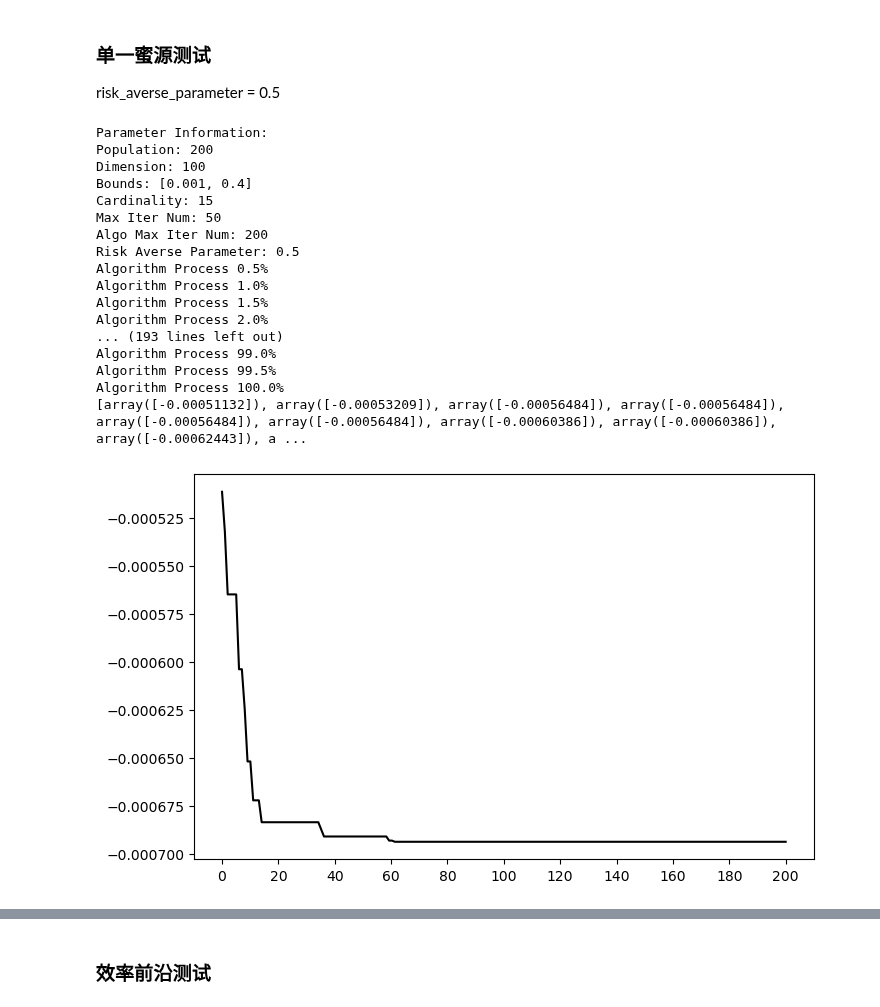
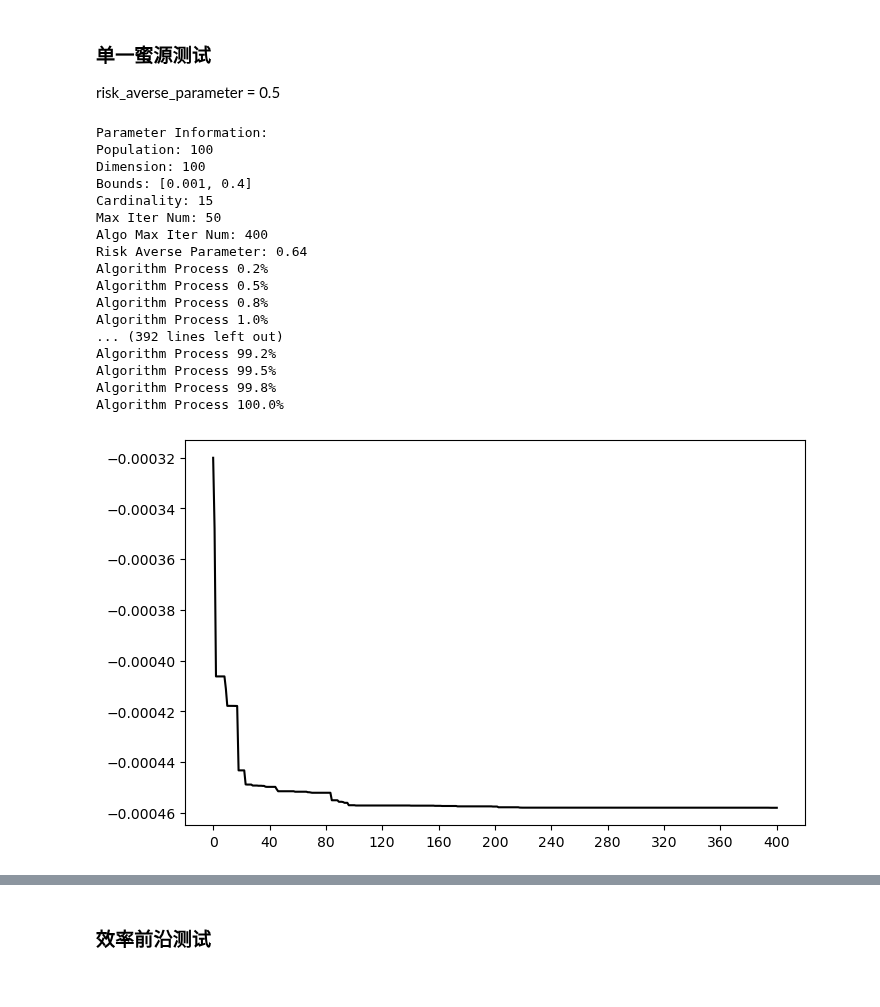
Before and after one commit to Shenyun3/Modified_ABC_CCMV_portfolio_optimization, a Jupyter notebook: 5_CCMV_100asset_sobel_initilization_and_2_step_global_search.ipynb, the cells around one changed output, grey strips where cells are left out. Drawn from its saved outputs; the diff is of its cells as text; code cells hidden in the pictures.

Commit message:
3-step global search population 100

```diff
--- a/5_CCMV_100asset_sobel_initilization_and_2_step_global_search.ipynb
+++ b/5_CCMV_100asset_sobel_initilization_and_2_step_global_search.ipynb
@@ -647,6 +727,20 @@ def scout_bee_behavior(nectar_sources, parameter, mean_rtn, cov_rtn):
     for i in range(parameter.population):
         if nectar_sources[i].iter_num > parameter.max_iter_num:
             regenerate_nectar(nectar_sources, i, parameter, mean_rtn, cov_rtn)
+# %%
+def get_expo_way(algo_iter_num, SPP):
+    ratio = (algo_iter_num % SPP) / SPP
+
+    if 0 <= ratio < 0.5:
+        expo_way = 0
+    elif 0.5 <= ratio < 0.75:
+        expo_way = 1
+    elif 0.75 <= ratio <= 1:
+        expo_way = 2
+    else:
+        raise ValueError("Ratio out of expected range")
+
+    return expo_way
 # %% [markdown]
 ### 算法主程序
 # %%
@@ -654,21 +748,26 @@ def artificial_bee_colony(parameter, mean_rtn, cov_rtn, MR):
     """main function: control algorithm's process"""
     parameter.show_parameter()
     result_by_iter = []
+    expo_way = 0
     nectar_sources = np.array([Nectar(parameter.dimension)
                               for i in range(parameter.population)])
     best_nectar_source = Nectar(parameter.dimension)
-    c = calculate_c(data,parameter)
+    c = calculate_c(data, parameter)
     # run algorithm max_test_num times and calculate mean result
 
     parameter.set_algo_iter_num(0)
     init_nectar_sources(nectar_sources, best_nectar_source,
                         parameter, mean_rtn, cov_rtn, c)
     # arrangement(nectar_sources,parameter,c)
-    best_nectar_source = save_best_nectar_source(nectar_sources, best_nectar_source, parameter)
+    best_nectar_source = save_best_nectar_source(
+        nectar_sources, best_nectar_source, parameter)
 
     while parameter.algo_iter_num < parameter.algo_max_iter_num:
-        employed_bee_behavior(nectar_sources, best_nectar_source, parameter, mean_rtn, cov_rtn, c, MR)
-        onlooking_bee_behavior(nectar_sources,best_nectar_source,parameter,mean_rtn, cov_rtn, c, MR)
+        expo_way = get_expo_way(parameter.algo_iter_num,parameter.SPP)
+        employed_bee_behavior(nectar_sources, best_nectar_source,
+                              parameter, mean_rtn, cov_rtn, c, MR,expo_way)
+        onlooking_bee_behavior(
+            nectar_sources, best_nectar_source, parameter, mean_rtn, cov_rtn, c, MR,expo_way)
         # nectar_sources = arrangement1(nectar_sources,parameter,c)
         best_nectar_source = save_best_nectar_source(
             nectar_sources, best_nectar_source, parameter)
@@ -682,8 +781,8 @@ def artificial_bee_colony(parameter, mean_rtn, cov_rtn, MR):
         # print(f"Algorithm Process {parameter.algo_iter_num / parameter.algo_max_iter_num * 100:.1f}%")
 
     # print(result_by_iter)
-    draw(result_by_iter,parameter.algo_max_iter_num)
-    best_nectar_source = arrangement2(best_nectar_source,parameter,c)
+    draw(result_by_iter, parameter.algo_max_iter_num)
+    best_nectar_source = arrangement2(best_nectar_source, parameter, c)
 
     return best_nectar_source
 # %%
@@ -749,33 +848,34 @@ def cal_ann_return_risk(nectar, mean_rtn, cov_rtn):
 risk_averse_parameter = 0.5
 # %%
 # ABC parameter 100 assets
-my_population = int(20 * np.sqrt(100))
+my_population = int(10 * np.sqrt(100))
 my_MCN = int(400 * 100 / my_population)
 my_MR = 0.8
 # population, dimension, min_bound, max_bound, max_iter_num,algo_max_iter_num,
 # risk_averse_para, cardinality, SPP
-my_parameter = ParameterInformation(my_population,100,0.001,0.4,50,my_MCN,0.5,15,100)
+my_parameter = ParameterInformation(
+    my_population, 100, 0.001, 0.4, 50, my_MCN, 0.64, 15, 100)
 #(pd.DataFrame.from_dict(data=result_dict, orient="index")).to_csv("test1.csv", header=False)
 # %%
-best_nectar= artificial_bee_colony(my_parameter, SP_mean_rtn, SP_cov_rtn, my_MR)
+best_nectar,result_by_iter = artificial_bee_colony(my_parameter, SP_mean_rtn, SP_cov_rtn, my_MR)
 # %% [output]
 Parameter Information:
-Population: 200
+Population: 100
 Dimension: 100
 Bounds: [0.001, 0.4]
 Cardinality: 15
 Max Iter Num: 50
-Algo Max Iter Num: 200
-Risk Averse Parameter: 0.5
+Algo Max Iter Num: 400
+Risk Averse Parameter: 0.64
+Algorithm Process 0.2%
 Algorithm Process 0.5%
+Algorithm Process 0.8%
 Algorithm Process 1.0%
-Algorithm Process 1.5%
-Algorithm Process 2.0%
-... (193 lines left out)
-Algorithm Process 99.0%
+... (392 lines left out)
+Algorithm Process 99.2%
 Algorithm Process 99.5%
+Algorithm Process 99.8%
 Algorithm Process 100.0%
-[array([-0.00051132]), array([-0.00053209]), array([-0.00056484]), array([-0.00056484]), array([-0.00056484]), array([-0.00056484]), array([-0.00060386]), array([-0.00060386]), array([-0.00062443]), a ...
-[figure, old version]
+[figure, new version]
 # %%
 # test
```
Also changed, not shown: parts of 27 cells of this notebook, 4 other files.
